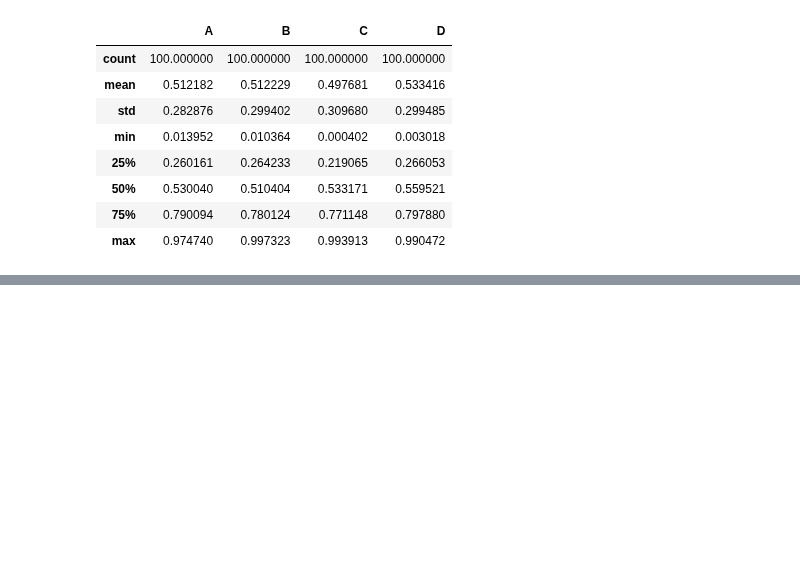
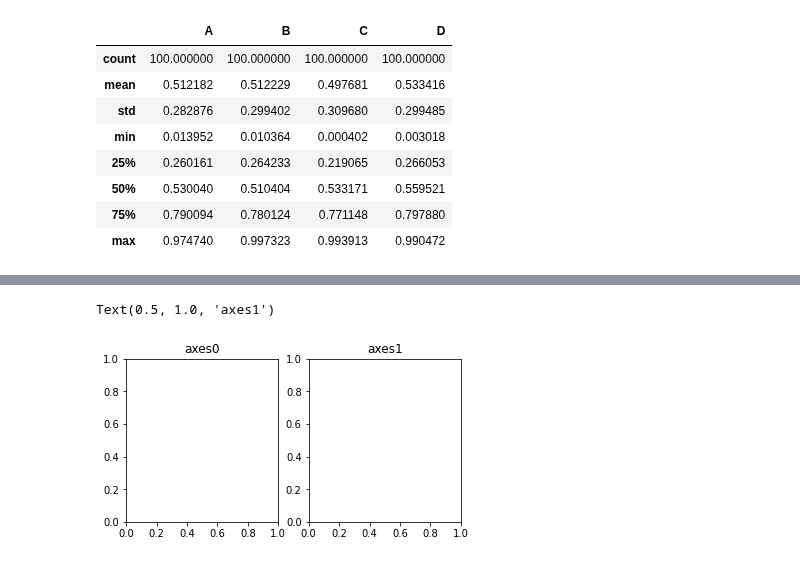
Before and after one commit to zfukuoka/Copying_a_sutra, a Jupyter notebook: SoftwareDesign202010_01/SoftwareDesign202010_0101.ipynb, the cells around one changed output, grey strips where cells are left out. Drawn from its saved outputs; the diff is of its cells as text; code cells hidden in the pictures; blank space fills up the shorter version.

```diff
--- a/SoftwareDesign202010_01/SoftwareDesign202010_0101.ipynb
+++ b/SoftwareDesign202010_01/SoftwareDesign202010_0101.ipynb
@@ -409,0 +420,8 @@ random_df.describe()
+# %%
+fit, ax = plt.subplots(ncols=2, figsize=(6,3))
+fig.suptitle("figure")
+ax[0].set_title("axes0")
+ax[1].set_title("axes1")
+# %% [output]
+Text(0.5, 1.0, 'axes1')
+[figure, added]
```
Also changed, not shown: parts of 3 cells of this notebook.
